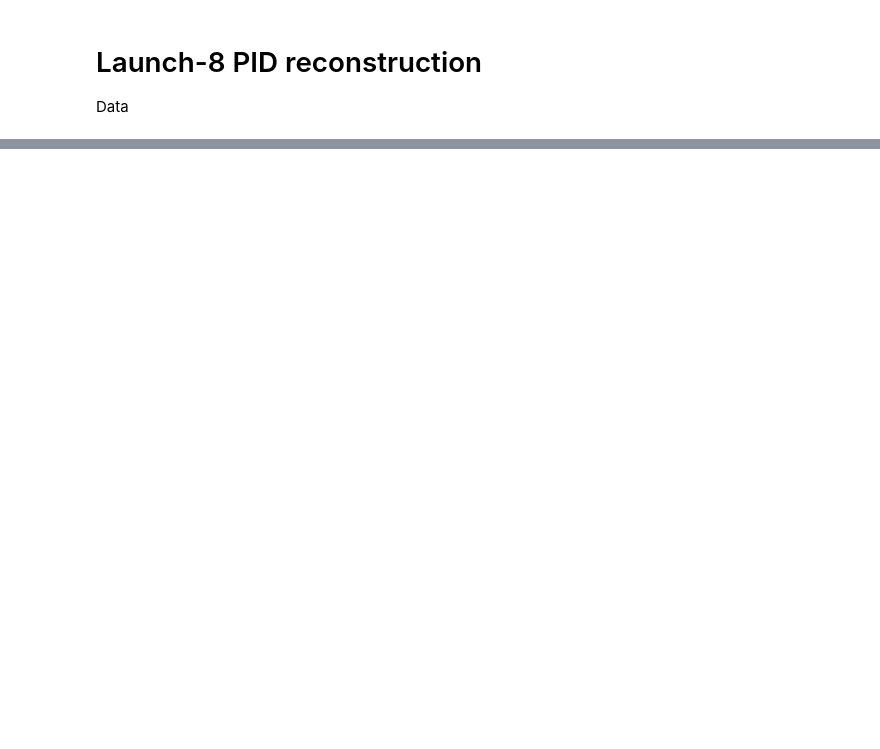
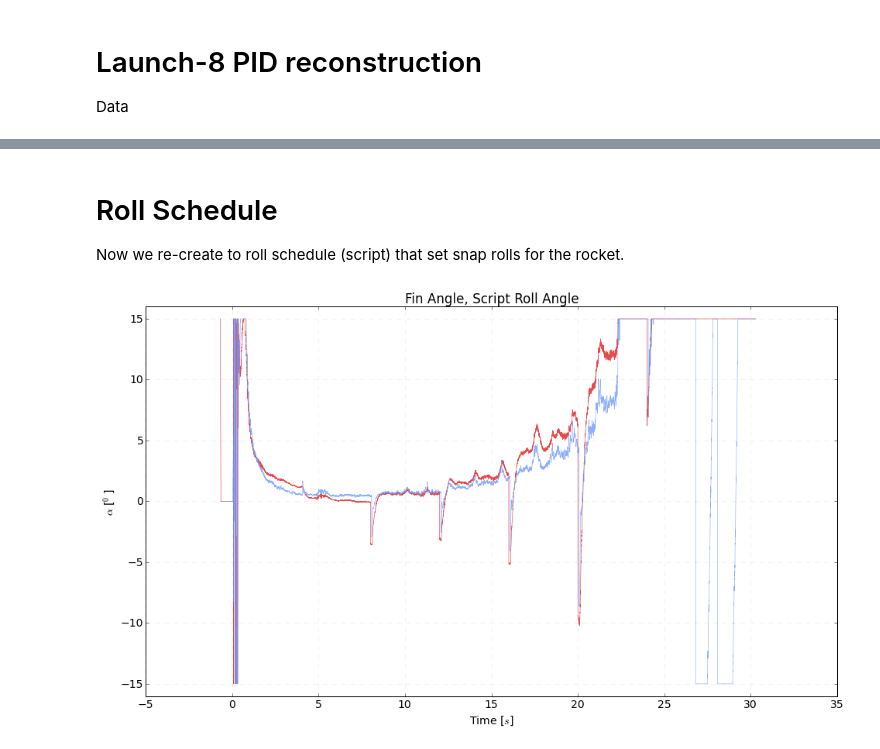
Before and after one commit to psas/roll-control, a Jupyter notebook: notebooks/l8-pid.ipynb, the cells around one changed output, grey strips where cells are left out. Cells and saved outputs as stored; diff of their text form; code cells hidden in the pictures; blank space fills up the shorter version.

```diff
--- a/notebooks/l8-pid.ipynb
+++ b/notebooks/l8-pid.ipynb
@@ -69,0 +102,49 @@ fig.show()
+# %% [markdown]
+# Roll Schedule
+
+Now we re-create to roll schedule (script) that set snap rolls for the rocket.
+# %%
+pid0 = PIDcontroller.PIDController(p=1.0, i=0.001, d=0.01)
+pid0.setTarget(0.0)
+
+pid1 = PIDcontroller.PIDController(p=10.0, i=0.0, d=0.0)
+pid1.setTarget(0.0)
+
+fin = []
+for i, t in enumerate(roll_time):
+    f = roll_angle[i]
+    r = roll_rate[i]
+    x = altitude[i]
+    v = velocity[i]
+
+    # schedule snap rolls
+    if t > 4:
+        pid0.setTarget(90.0)
+    if t > 8:
+        pid0.setTarget(-90.0)
+    if t > 12:
+        pid0.setTarget(-180.0)
+    if t > 16:
+        pid0.setTarget(-270.0)
+    if t > 20:
+        pid0.setTarget(-360.0)
+    if t > 24:
+        pid0.setTarget(-450.0)
+    if t > 28:
+        pid0.setTarget(-540.0)
+
+
+    correction0 = pid0.step(f)
+    pid1.setTarget(correction0)
+    correction1 = pid1.step(r)
+    a = model.estimate_alpha(correction1, x, v, t)
+    a = model.servo(a, t)
+    fin.append(a)
+
+fig = utils.Plot(r"Fin Angle, Script Roll Angle", "Time [$s$]", r"$\alpha$ [${}^0$]")
+fig.plot(roll_time, fin)
+fig.plot(roll_time, fin_angle, color=utils.blue)
+fig.ylim([-16, 16])
+fig.show()
+# %% [output]
+[figure, added]
```
Also changed, not shown: parts of 6 cells of this notebook.
